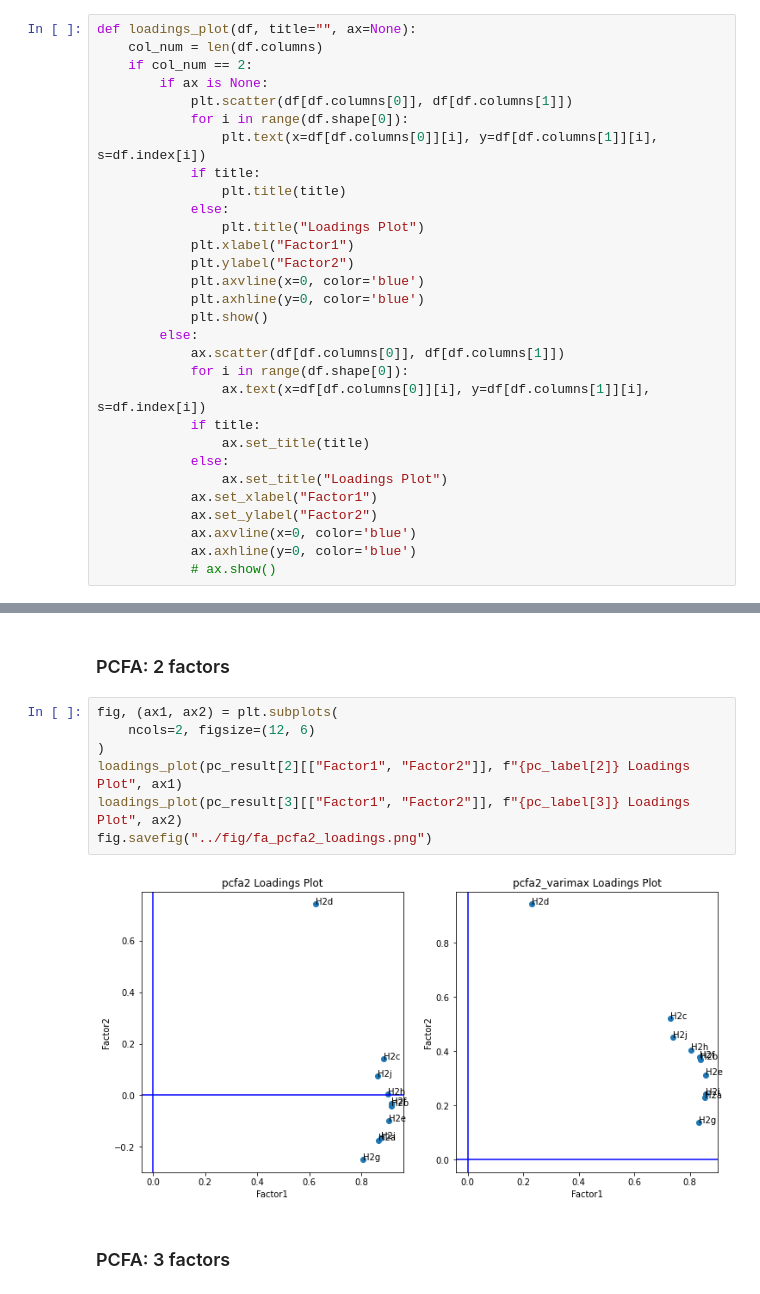
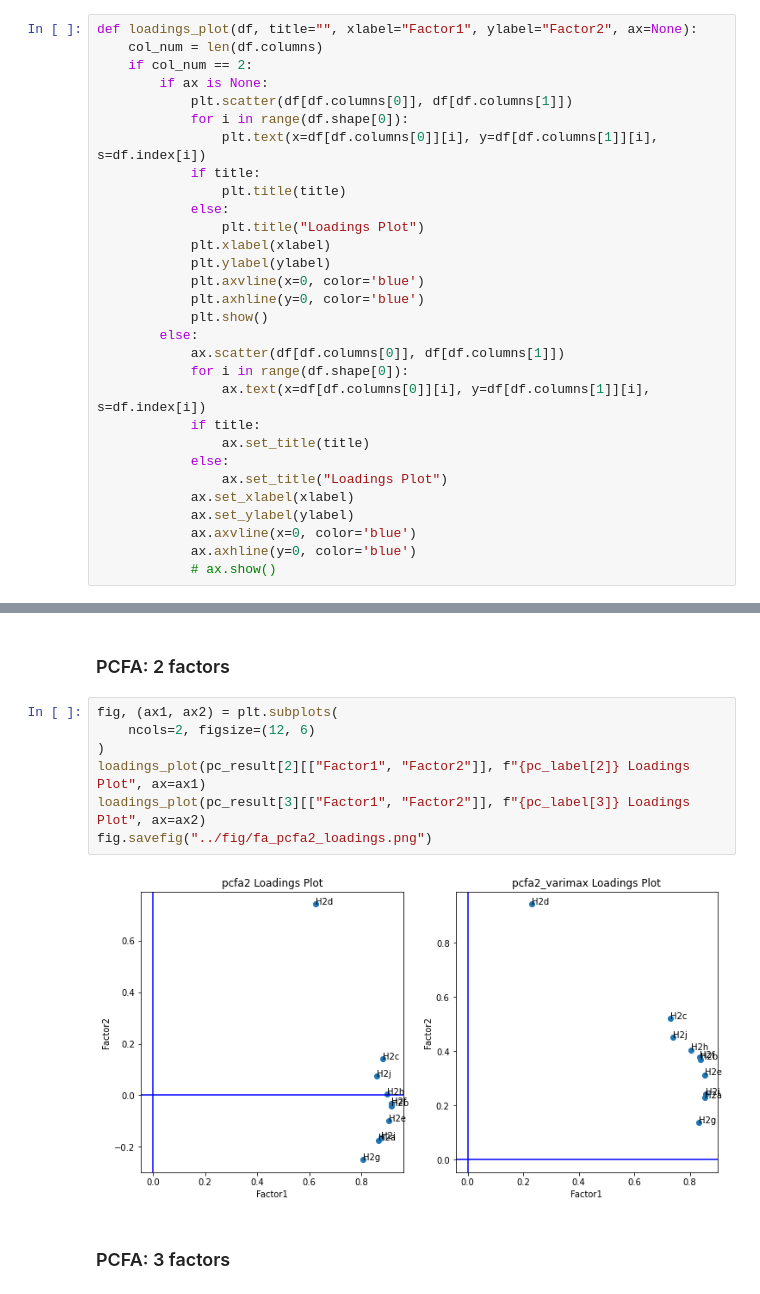
Before and after one commit to lihanwen1017769643/stat4799, a Jupyter notebook: py/4_FA.ipynb, the cells around one changed output, grey strips where cells are left out. Saved outputs shown, nothing was run; the diff lists cells and outputs as text.

```diff
--- a/py/4_FA.ipynb
+++ b/py/4_FA.ipynb
@@ -77,7 +80,7 @@ def fa_result(df, fa):
     score = pd.DataFrame(fa.transform(df))
     return result, score
 # %%
-def loadings_plot(df, title="", ax=None):
+def loadings_plot(df, title="", xlabel="Factor1", ylabel="Factor2", ax=None):
     col_num = len(df.columns)
     if col_num == 2:
         if ax is None:
@@ -88,8 +91,8 @@ def loadings_plot(df, title="", ax=None):
                 plt.title(title)
             else:
                 plt.title("Loadings Plot")
-            plt.xlabel("Factor1")
-            plt.ylabel("Factor2")
+            plt.xlabel(xlabel)
+            plt.ylabel(ylabel)
             plt.axvline(x=0, color='blue')
             plt.axhline(y=0, color='blue')
             plt.show()
@@ -101,8 +104,8 @@ def loadings_plot(df, title="", ax=None):
                 ax.set_title(title)
             else:
                 ax.set_title("Loadings Plot")
-            ax.set_xlabel("Factor1")
-            ax.set_ylabel("Factor2")
+            ax.set_xlabel(xlabel)
+            ax.set_ylabel(ylabel)
             ax.axvline(x=0, color='blue')
             ax.axhline(y=0, color='blue')
             # ax.show()
@@ -300,12 +314,12 @@ writer.close()
 # %%
 fig, (ax1, ax2) = plt.subplots(
     ncols=2, figsize=(12, 6)
 )
-loadings_plot(pc_result[2][["Factor1", "Factor2"]], f"{pc_label[2]} Loadings Plot", ax1)
-loadings_plot(pc_result[3][["Factor1", "Factor2"]], f"{pc_label[3]} Loadings Plot", ax2)
+loadings_plot(pc_result[2][["Factor1", "Factor2"]], f"{pc_label[2]} Loadings Plot", ax=ax1)
+loadings_plot(pc_result[3][["Factor1", "Factor2"]], f"{pc_label[3]} Loadings Plot", ax=ax2)
 fig.savefig("../fig/fa_pcfa2_loadings.png")
 # %% [output]
-[figure, old version]
+[figure, new version]
 # %% [markdown]
 ### PCFA: 3 factors
 # %% [markdown]
```
Also changed, not shown: parts of 11 cells of this notebook, 25 other files.
